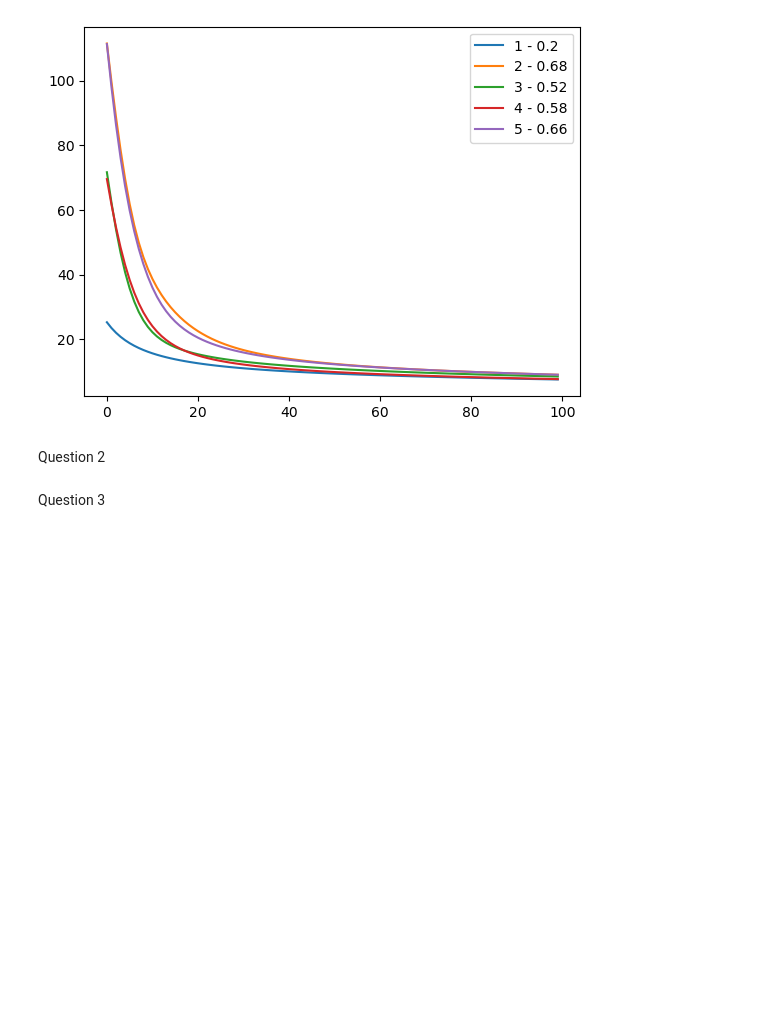
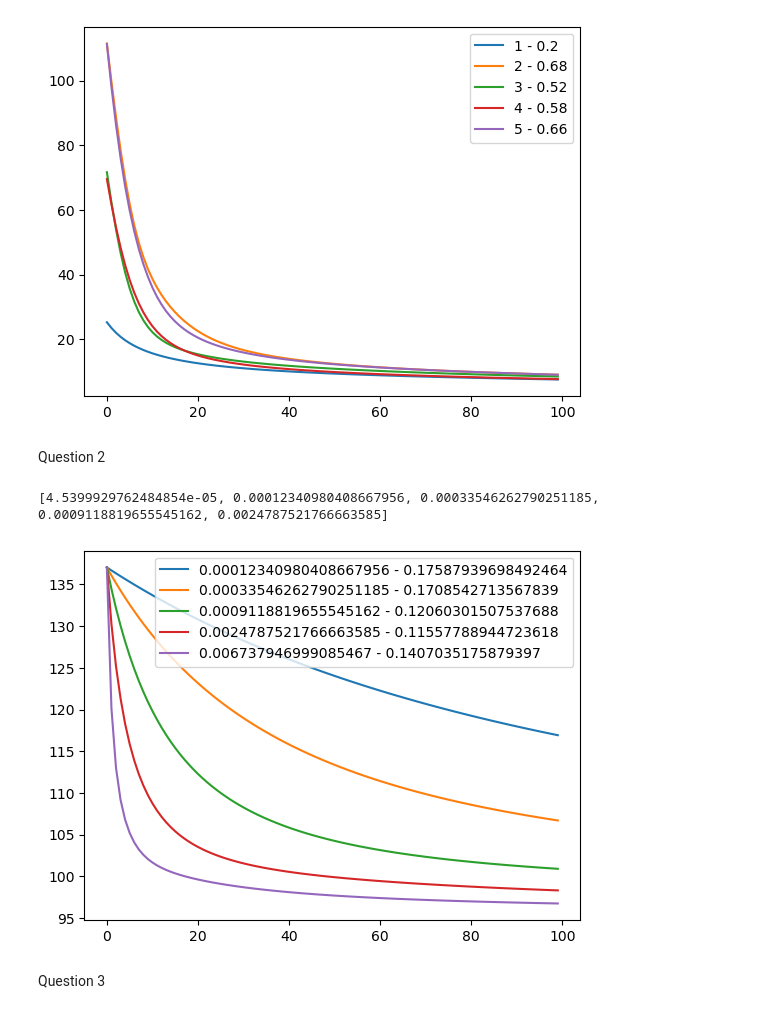
Before and after one commit to hayden000/Data-Analysis, a Jupyter notebook: data.ipynb, the cells around one changed output. Cells and saved outputs as stored; diff of their text form; code cells hidden in the pictures; blank space fills up the shorter version.

```diff
--- a/data.ipynb
+++ b/data.ipynb
@@ -128,34 +128,39 @@ Z = data[['mpg', 'cylinders', 'displacement', 'horsepower', 'weight', 'accelerat
 # Y = 1 * (Z[:, 0] >= np.mean(Z[:, 0]))
 # X, Y = Z[:, 1:], Y
 # D_train = (X[:len(data) // 2], Y[:len(data) // 2])
 # D_test = (X[len(data) // 2:], Y[len(data) // 2:])
 # D_train_normalised = ((D_train[0] - np.average(D_train[0])) / np.std(D_train[0]), D_train[1])
 # D_test_normalised = ((D_test[0] - np.average(D_train[0])) / np.std(D_train[0]), D_test[1])
 # x_testing = D_test_normalised[0]
 # y_testing = D_test_normalised[1]
 # x_trainning = D_train_normalised[0]
 # y_traning = D_train_normalised[1]
 Y = 1 * (Z[:, 0] >= np.mean(Z[:, 0]))
 X, Y = Z[:, 1:], Y
 N_train = len(data) // 2
 X_train, Y_train = X[:N_train], Y[:N_train]
 X_test, Y_test = X[N_train:], Y[N_train:]
 
 X_train_norm = (X_train - np.average(X_train, axis=0)) / np.std(X_train, axis=0)
 X_test_norm = (X_test - np.average(X_train, axis=0)) / np.std(X_train, axis=0)
 
 etas = []
 for m in range(0,5):
     etas.append(np.exp(m - 10))
 lambda1 = 0.01 * np.random.randn(len(X[0]))
+print(etas)
 ERs = []
 N = 100
 counter = 1
 for eta in etas:
     par, obj = train(lambda1, eta, N, (X_train_norm, Y_train))
-    plt.plot(obj, label=str(etas.append(np.exp(counter - 10))) + " - " + str((ER(par, (X_test_norm, Y_test)))))
+    plt.plot(obj, label=str((np.exp(counter - 10))) + " - " + str((ER(par, (X_test_norm, Y_test)))))
+    counter=counter+1
 plt.legend()
 plt.show()
+# %% [output]
+[4.5399929762484854e-05, 0.00012340980408667956, 0.00033546262790251185, 0.0009118819655545162, 0.0024787521766663585]
+[figure, added]
 # %% [markdown]
 Question 3
 # %%
```
Also changed, not shown: parts of 2 cells of this notebook.
